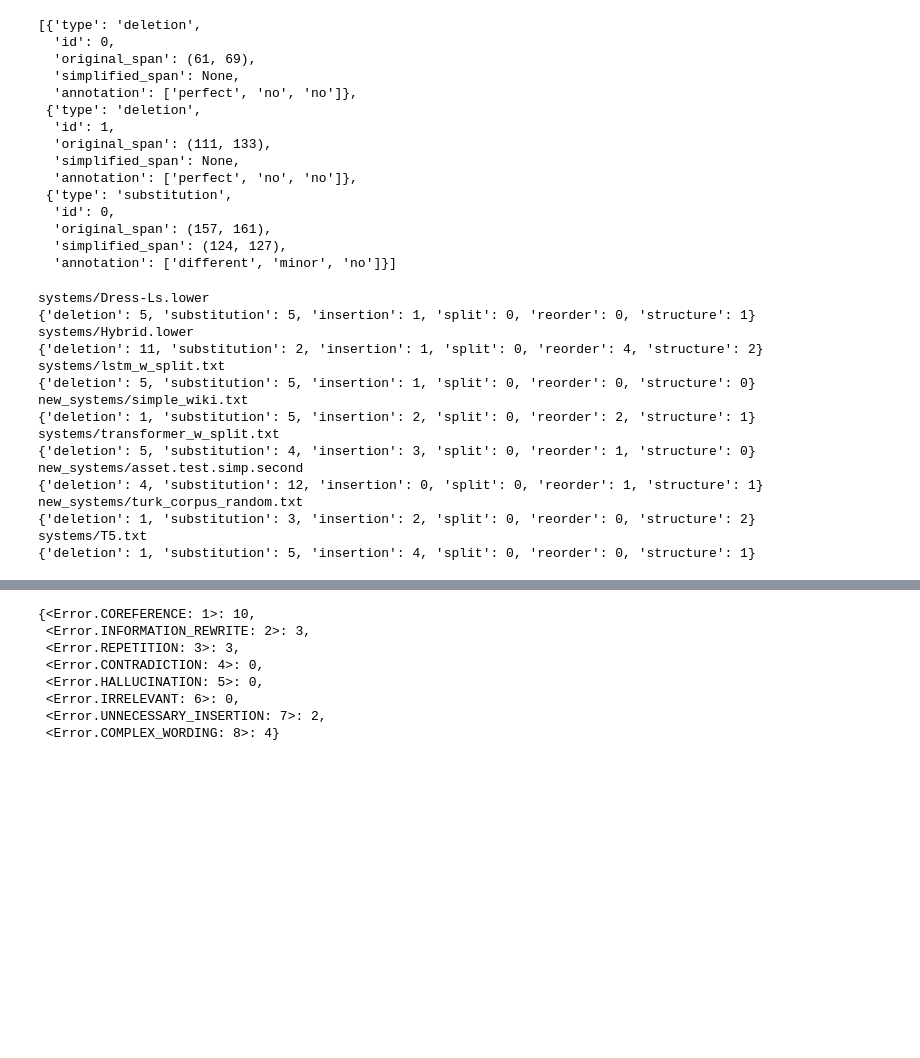
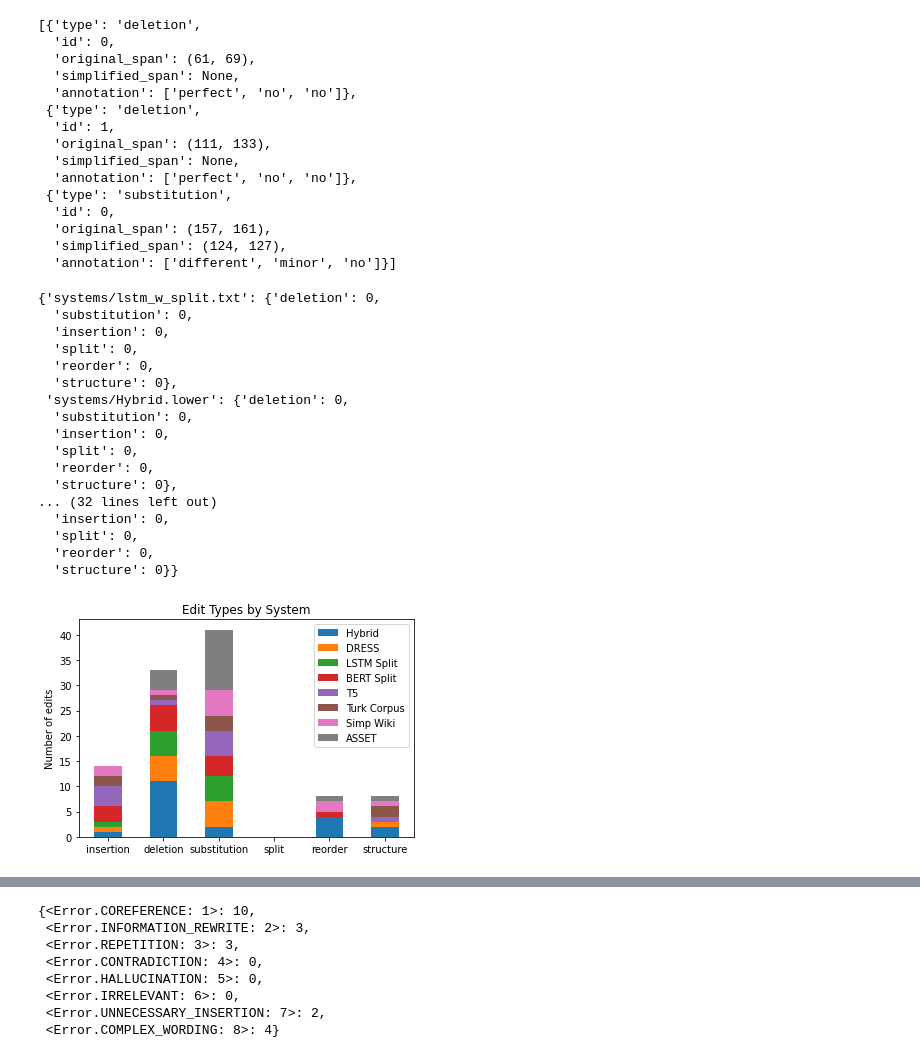
Before and after one commit to Yao-Dou/ts-annotation-tool, a Jupyter notebook: data/analysis/analysis.ipynb, the cells around one changed output, grey strips where cells are left out. Drawn from its saved outputs; the diff is of its cells as text; code cells hidden in the pictures; blank space fills up the shorter version.

Commit message:
add edit type stacked bar graph

```diff
--- a/data/analysis/analysis.ipynb
+++ b/data/analysis/analysis.ipynb
@@ -71,23 +71,56 @@ data[0]['edits']
   'annotation': ['different', 'minor', 'no']}]
 # %%
 # Example: Sum the annotated edits for each system
+sum_edit_types = {}
 for system in systems:
-    print(system)
-    print(sum_edits_for_system(data, system))
+    sum_edit_types[system] = sum_edits_for_system(data, system)
+display(sum_edit_types)
 # %% [output]
-systems/Dress-Ls.lower
-{'deletion': 5, 'substitution': 5, 'insertion': 1, 'split': 0, 'reorder': 0, 'structure': 1}
-systems/Hybrid.lower
-{'deletion': 11, 'substitution': 2, 'insertion': 1, 'split': 0, 'reorder': 4, 'structure': 2}
-systems/lstm_w_split.txt
-{'deletion': 5, 'substitution': 5, 'insertion': 1, 'split': 0, 'reorder': 0, 'structure': 0}
-new_systems/simple_wiki.txt
-{'deletion': 1, 'substitution': 5, 'insertion': 2, 'split': 0, 'reorder': 2, 'structure': 1}
-systems/transformer_w_split.txt
-{'deletion': 5, 'substitution': 4, 'insertion': 3, 'split': 0, 'reorder': 1, 'structure': 0}
-new_systems/asset.test.simp.second
-{'deletion': 4, 'substitution': 12, 'insertion': 0, 'split': 0, 'reorder': 1, 'structure': 1}
-new_systems/turk_corpus_random.txt
-{'deletion': 1, 'substitution': 3, 'insertion': 2, 'split': 0, 'reorder': 0, 'structure': 2}
-systems/T5.txt
-{'deletion': 1, 'substitution': 5, 'insertion': 4, 'split': 0, 'reorder': 0, 'structure': 1}
+{'systems/lstm_w_split.txt': {'deletion': 0,
+  'substitution': 0,
+  'insertion': 0,
+  'split': 0,
+  'reorder': 0,
+  'structure': 0},
+ 'systems/Hybrid.lower': {'deletion': 0,
+  'substitution': 0,
+  'insertion': 0,
+  'split': 0,
+  'reorder': 0,
+  'structure': 0},
+... (32 lines left out)
+  'insertion': 0,
+  'split': 0,
+  'reorder': 0,
+  'structure': 0}}
+# %%
+# Example: plot edit types by system
+# We need a list because order matters here...
+x_labels = ['insertion', 'deletion', 'substitution', 'split', 'reorder', 'structure']
+z_labels = [
+    'systems/Hybrid.lower',
+    'systems/Dress-Ls.lower',
+    'systems/lstm_w_split.txt',
+    'systems/transformer_w_split.txt',
+    'systems/T5.txt',
+    'new_systems/turk_corpus_random.txt',
+    'new_systems/simple_wiki.txt',
+    'new_systems/asset.test.simp.second'
+]
+
+width = 0.5
+fig, ax = plt.subplots(figsize=(6, 4))
+bottom = [0 for x in range(len(edit_types))]
+
+for system in z_labels:
+       # need to make sure this is ordered
+       val = [sum_edit_types[system][label] for label in x_labels]
+       ax.bar(x_labels, val, width, bottom=bottom, label=system_name_mapping[system])
+       bottom = [bottom[i] + val[i] for i in range(len(val))]
+ax.set_ylabel('Number of edits')
+ax.set_title('Edit Types by System')
+ax.legend()
+
+plt.show()
+# %% [output]
+[figure, added]
```
Also changed, not shown: parts of 7 cells of this notebook, 3 other files.
